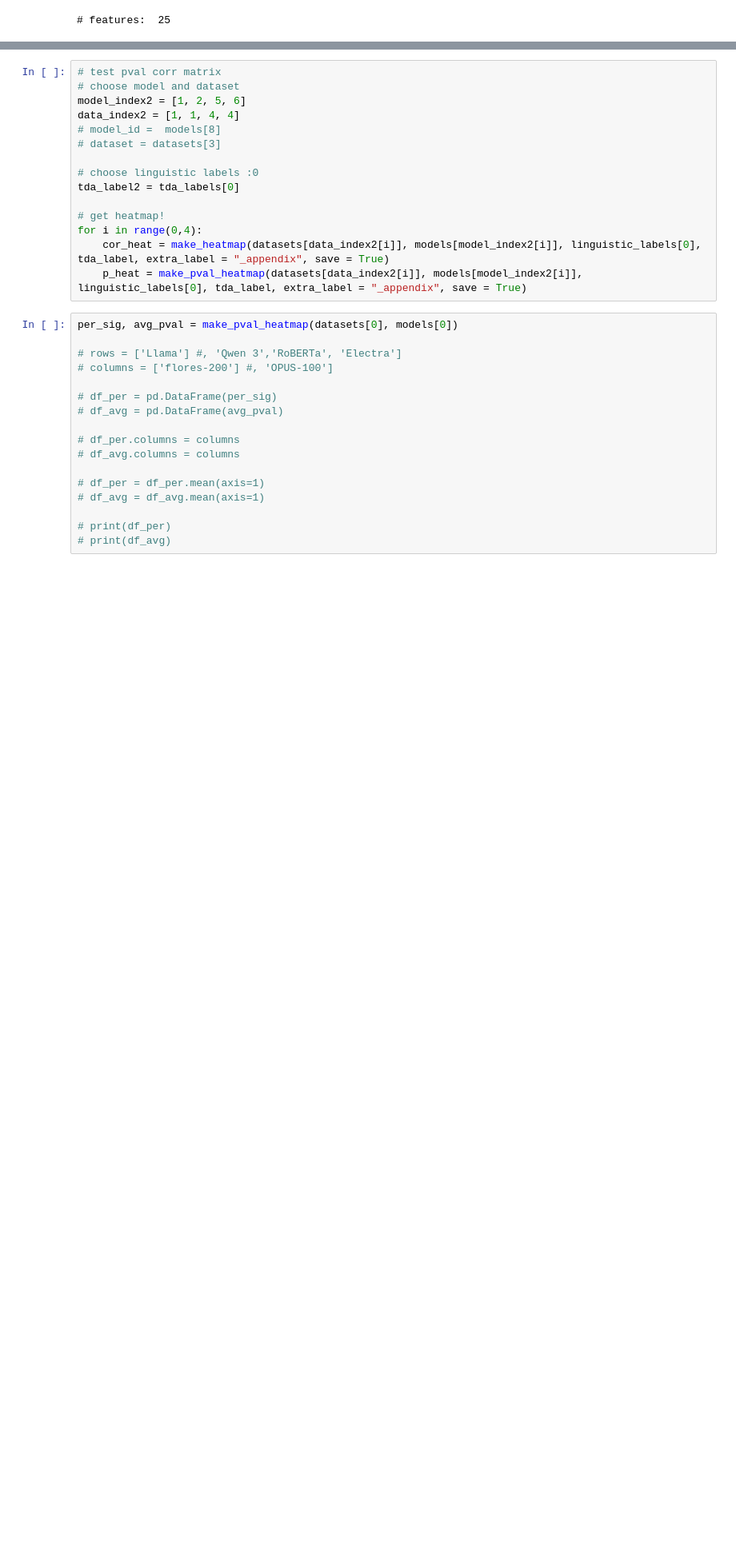
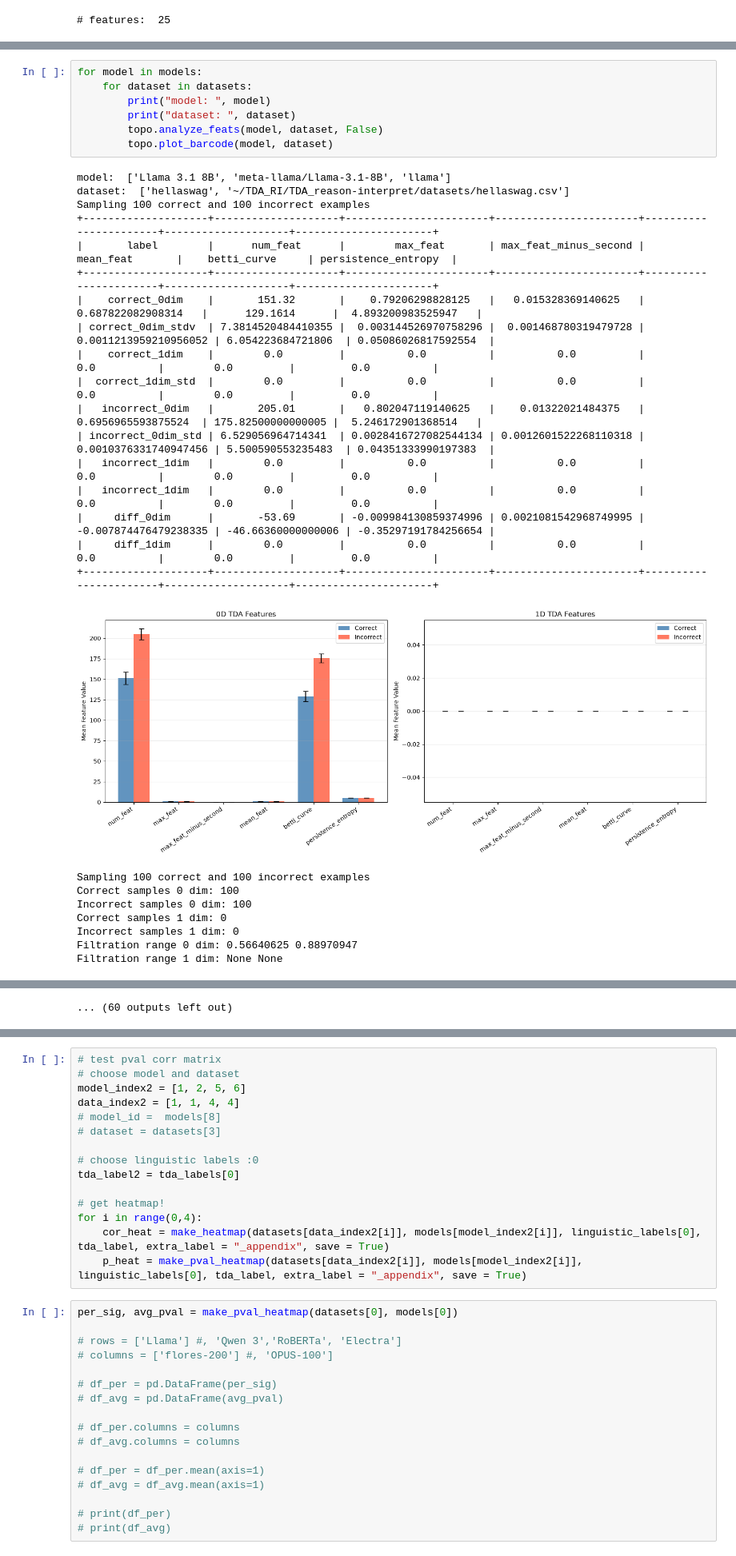
Before and after one commit to kim-lopez/TDA_reason-interpret, a Jupyter notebook: ling_corr.ipynb, the cells around one changed output, grey strips where cells are left out. Shown at 80% size. Drawn from its saved outputs; the diff is of its cells as text; blank space fills up the shorter version.

```diff
--- a/ling_corr.ipynb
+++ b/ling_corr.ipynb
@@ -71 +76,34 @@ Filtration range: 0.56835938 0.87652588
 0
+# %%
+for model in models:
+    for dataset in datasets:
+        print("model: ", model)
+        print("dataset: ", dataset)
+        topo.analyze_feats(model, dataset, False)
+        topo.plot_barcode(model, dataset)
+# %% [output]
+model:  ['Llama 3.1 8B', 'meta-llama/Llama-3.1-8B', 'llama']
+dataset:  ['hellaswag', '~/TDA_RI/TDA_reason-interpret/datasets/hellaswag.csv']
+Sampling 100 correct and 100 incorrect examples
++--------------------+--------------------+-----------------------+-----------------------+-----------------------+--------------------+----------------------+
+|       label        |      num_feat      |        max_feat       | max_feat_minus_second |       mean_feat       |    betti_curve     | persistence_entropy  |
++--------------------+--------------------+-----------------------+-----------------------+-----------------------+--------------------+----------------------+
+|    correct_0dim    |       151.32       |    0.79206298828125   |   0.015328369140625   |   0.687822082908314   |      129.1614      |  4.893200983525947   |
+| correct_0dim_stdv  | 7.3814520484410355 |  0.003144526970758296 |  0.001468780319479728 | 0.0011213959210956052 | 6.054223684721806  | 0.05086026817592554  |
+|    correct_1dim    |        0.0         |          0.0          |          0.0          |          0.0          |        0.0         |         0.0          |
+|  correct_1dim_std  |        0.0         |          0.0          |          0.0          |          0.0          |        0.0         |         0.0          |
+|   incorrect_0dim   |       205.01       |   0.802047119140625   |    0.01322021484375   |   0.6956965593875524  | 175.82500000000005 |  5.246172901368514   |
+| incorrect_0dim_std | 6.529056964714341  | 0.0028416727082544134 | 0.0012601522268110318 | 0.0010376331740947456 | 5.500590553235483  | 0.04351333990197383  |
+|   incorrect_1dim   |        0.0         |          0.0          |          0.0          |          0.0          |        0.0         |         0.0          |
+|   incorrect_1dim   |        0.0         |          0.0          |          0.0          |          0.0          |        0.0         |         0.0          |
+|     diff_0dim      |       -53.69       | -0.009984130859374996 | 0.0021081542968749995 | -0.007874476479238335 | -46.66360000000006 | -0.35297191784256654 |
+|     diff_1dim      |        0.0         |          0.0          |          0.0          |          0.0          |        0.0         |         0.0          |
++--------------------+--------------------+-----------------------+-----------------------+-----------------------+--------------------+----------------------+
+[figure, added]
+Sampling 100 correct and 100 incorrect examples
+Correct samples 0 dim: 100
+Incorrect samples 0 dim: 100
+Correct samples 1 dim: 0
+Incorrect samples 1 dim: 0
+Filtration range 0 dim: 0.56640625 0.88970947
+Filtration range 1 dim: None None
@@ -72,3 +163,4 @@ Filtration range: 0.56835938 0.87652588
+... (60 outputs left out)
 # %%
 # get heatmap!
 ling.make_heatmap(datasets[0], models[0], linguistic_labels[0], tda_labels[0])
```
Also changed, not shown: parts of 4 cells of this notebook, 1 other file.
